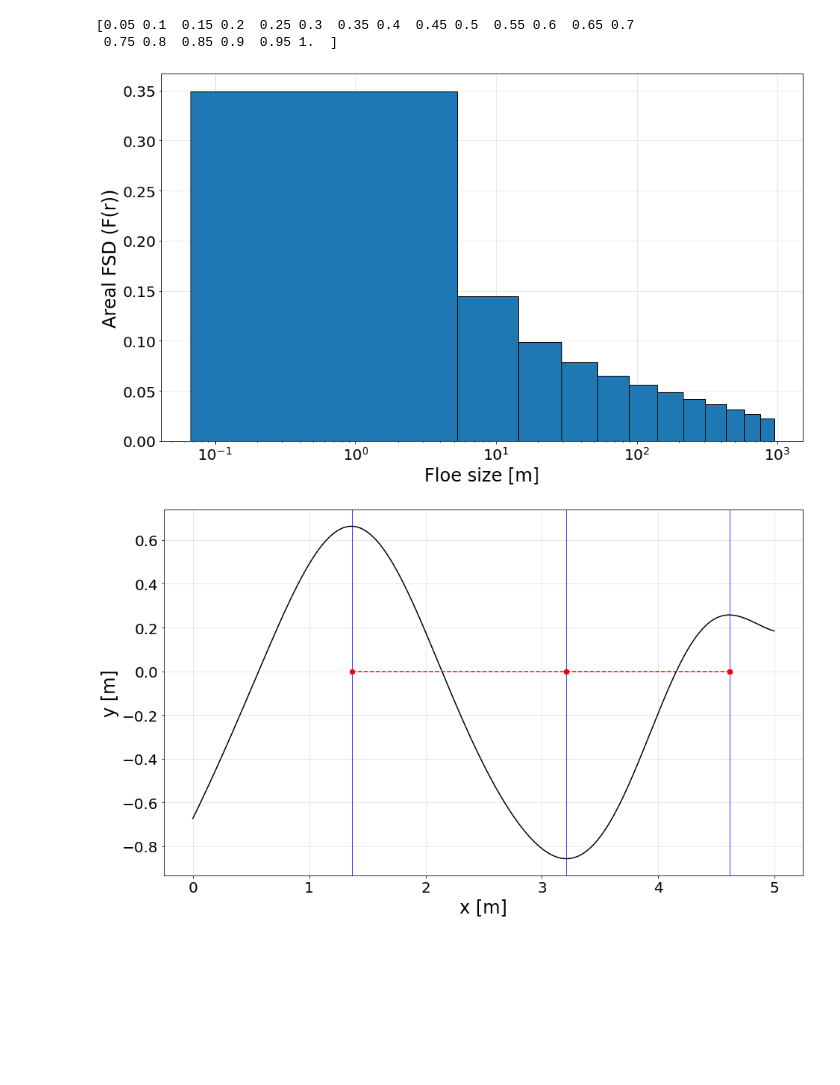
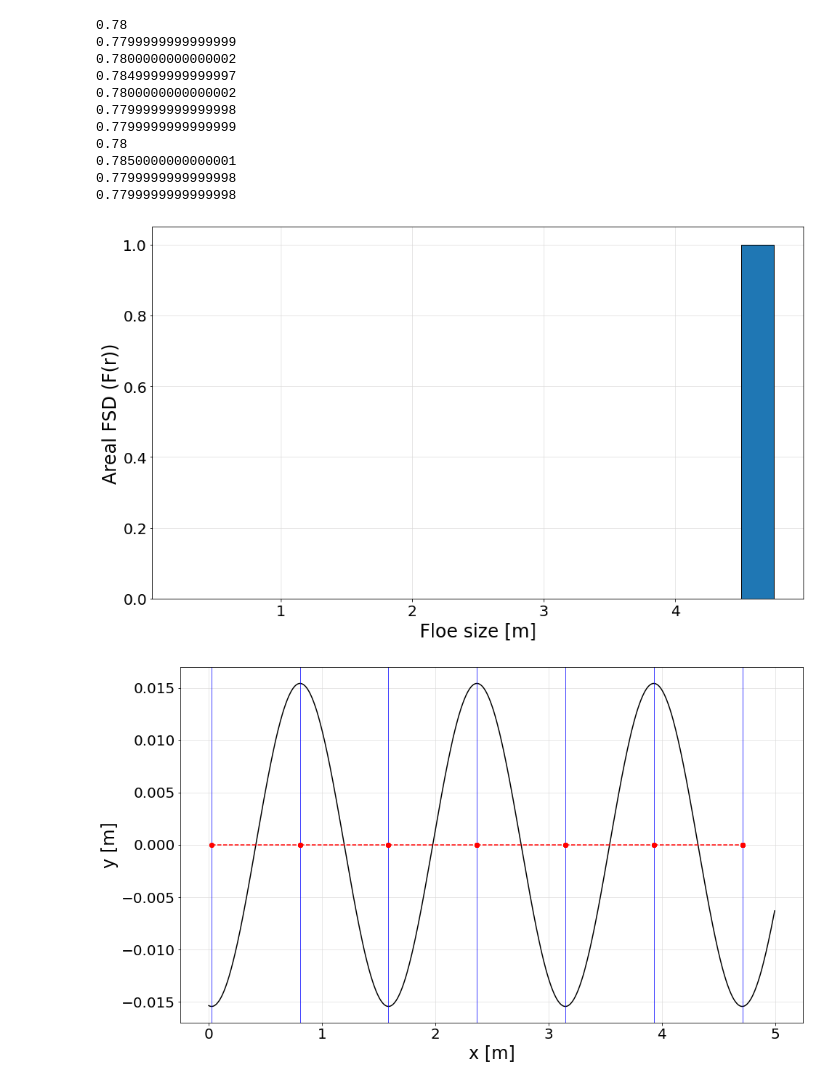
Before and after one commit to Felixstd/icepack_wavefracspec, a Jupyter notebook: dev/icepack_wavefracspec.ipynb, the cells around one changed output. Saved outputs shown, nothing was run; the diff lists cells and outputs as text; code cells hidden in the pictures; blank space fills up the shorter version.

```diff
--- a/dev/icepack_wavefracspec.ipynb
+++ b/dev/icepack_wavefracspec.ipynb
@@ -409,17 +410,27 @@ def main():
     wave_spec_dir='/aos/home/bward/icepack_wavefracspec/wavespec/'
     wave_spec_file='efreq_test_1freq.txt'
     # wave_spec_file='efreq_test_hfreq.txt'
-    nfreq=20
-    # wave_solver='std-conv'
-    wave_solver='std-conv'
-    ncat=5
-    nfsd=12
-    aice=0.5
-    hbar=1
-    lims = np.array([6.65000000e-02,5.31030847e+00,1.42865861e+01,2.90576686e+01,
+
+    if wave_spec_file == 'efreq_test_1freq.txt':
+        hbar=0.005
+        lims = np.arange(0.25, 5, 0.25)
+        nfreq=20
+        wave_solver='std-conv'
+        ncat=1
+        nfsd=18
+        aice=0.5
+    else:
+        hbar=1
+        lims = np.array([6.65000000e-02,5.31030847e+00,1.42865861e+01,2.90576686e+01,
             5.24122136e+01,   8.78691405e+01,   1.39518470e+02,   2.11635752e+02,
             3.08037274e+02,   4.31203059e+02,   5.81277225e+02,   7.55141047e+02,
             9.45812834e+02])
+        hbar=0.005
+        nfreq=20
+        wave_solver='std-conv'
+        ncat=5
+        nfsd=12
+        aice=0.5
 
     floe_rad_l=lims[:-1]
     floe_rad_h=lims[1:]
@@ -430,7 +441,7 @@ def main():
     # Initiate a dummy spectrum
     wave_spectrum, wavefreq, dwavefreq=icepack_init_wave(wave_spec_dir, wave_spec_file, nfreq)
     for n in range(ncat):
-        trcrn[:,n]=icepack_init_fsd(nfsd, floe_rad_c, floe_binwidth, trcrn[:,n])
+        trcrn[:,n]=icepack_init_fsd(nfsd, floe_rad_c, floe_binwidth, trcrn[:,n], wave_spec_file)
 
     fig = plt.figure(figsize=[14, 8])
     gs = GridSpec(1,1,figure=fig, hspace=0.1, wspace=0.06, width_ratios=[1])
@@ -442,36 +453,45 @@ def main():
     plt.xticks(fontsize=20)
     plt.yticks(fontsize=20)
     axes.set_ylabel(r'Areal FSD (F(r))', size=24)
     axes.set_xlabel(r'Floe size [m]', size=24)
     axes.grid(which="major", axis='y', color='#DAD8D7', alpha=0.75, zorder=-1)
     axes.grid(which="major", axis='x', color='#DAD8D7', alpha=0.75, zorder=-1)
-    axes.set_xscale('log')
+    # axes.set_xscale('log')
     # plt.savefig('fsd_init.png',dpi='figure',format='png',metadata=None, bbbox_inches=None)
 
     #Compute fracture
     for ts in range(1):
         trcrn=icepack_step_wavefracture(trcrn, wave_spectrum, wavefreq, dwavefreq, aice, hbar, wave_solver, nfreq, nfsd, ncat, floe_rad_l, floe_rad_c, floe_binwidth)
 
     fig = plt.figure(figsize=[14, 8])
     gs = GridSpec(1,1,figure=fig, hspace=0.1, wspace=0.06, width_ratios=[1])
     fig.subplots_adjust(left=0.1, right=0.95, bottom=0.1, top=0.95)
 
     # # Plot
     axes = fig.add_subplot(gs[0, 0])
     axes.bar(floe_rad_c, trcrn[:,0], width = np.array(floe_binwidth), edgecolor='black',zorder=8)
     plt.xticks(fontsize=20)
     plt.yticks(fontsize=20)
     axes.set_ylabel(r'Areal FSD (F(r))', size=24)
     axes.set_xlabel(r'Floe size [m]', size=24)
     axes.grid(which="major", axis='y', color='#DAD8D7', alpha=0.75, zorder=-1)
     axes.grid(which="major", axis='x', color='#DAD8D7', alpha=0.75, zorder=-1)
-    axes.set_xscale('log')
+    # axes.set_xscale('log')
     # plt.savefig('fsd_final.png',dpi='figure',format='png',metadata=None, bbbox_inches=None)
 
 if __name__ == '__main__':
     main()
 # %% [output]
-[0.05 0.1  0.15 0.2  0.25 0.3  0.35 0.4  0.45 0.5  0.55 0.6  0.65 0.7
- 0.75 0.8  0.85 0.9  0.95 1.  ]
+0.78
+0.7799999999999999
+0.7800000000000002
+0.7849999999999997
+0.7800000000000002
+0.7799999999999998
+0.7799999999999999
+0.78
+0.7850000000000001
+0.7799999999999998
+0.7799999999999998
-[figure, old version]
+[figure, new version]
-[figure, old version]
+[figure, new version]
```
Also changed, not shown: parts of 2 cells of this notebook, 5 other files.
